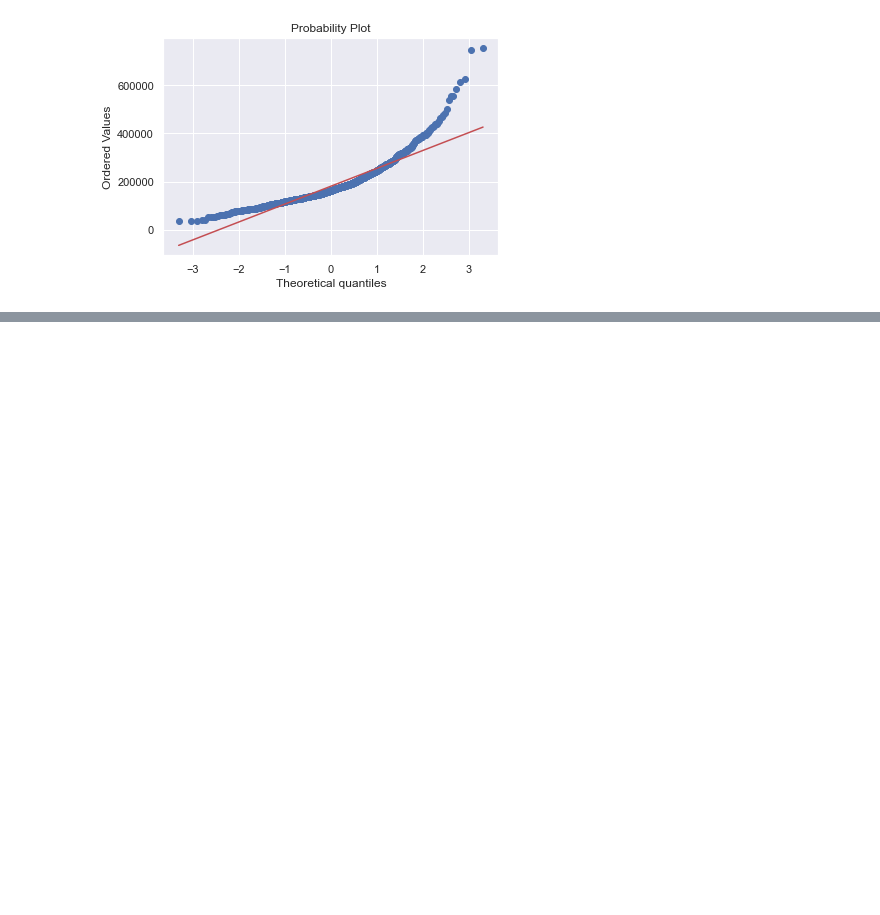
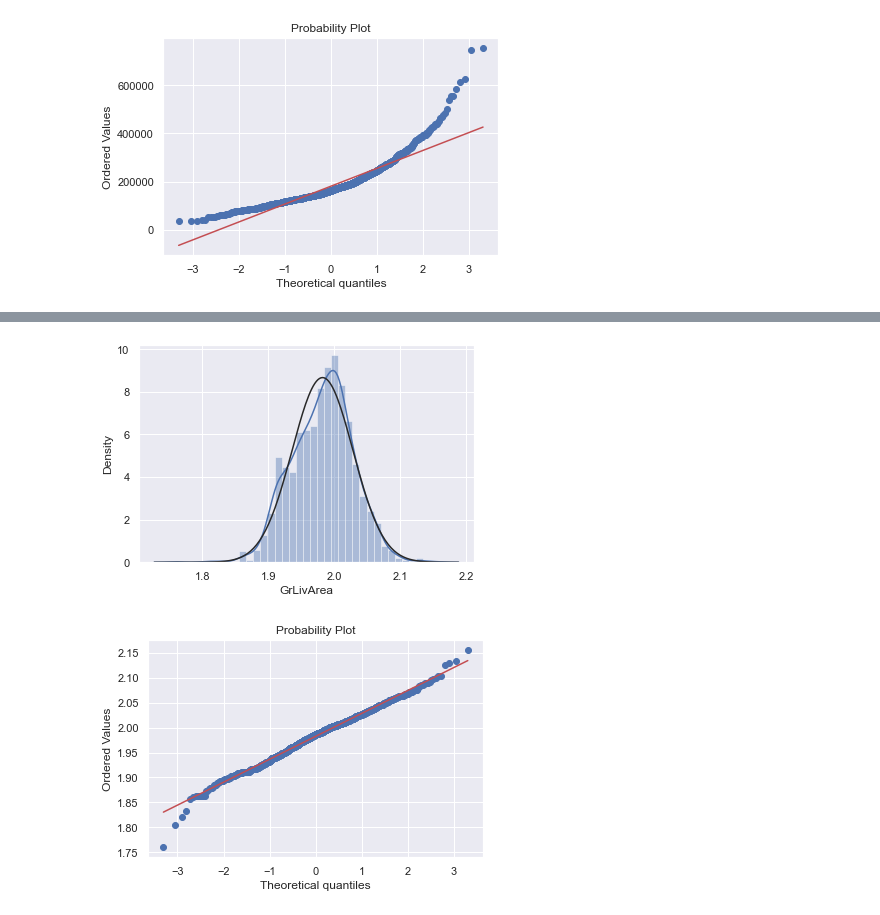
Before and after one commit to ravaldipak/ML, a Jupyter notebook: Project/House Price Prediction.ipynb, the cells around one changed output, grey strips where cells are left out. Drawn from its saved outputs; the diff is of its cells as text; code cells hidden in the pictures; blank space fills up the shorter version.

```diff
--- a/Project/House Price Prediction.ipynb
+++ b/Project/House Price Prediction.ipynb
@@ -336,0 +363,9 @@ res = stats.probplot(train['SalePrice'], plot=plt)
+# %%
+train['GrLivArea'] = np.log(train['GrLivArea'])
+
+sns.distplot(train["GrLivArea"], fit=norm)
+fig = plt.figure()
+res = stats.probplot(train["GrLivArea"],plot=plt)
+# %% [output]
+[figure, added]
+[figure, added]
```
Also changed, not shown: parts of 24 cells of this notebook, 3 other files.
